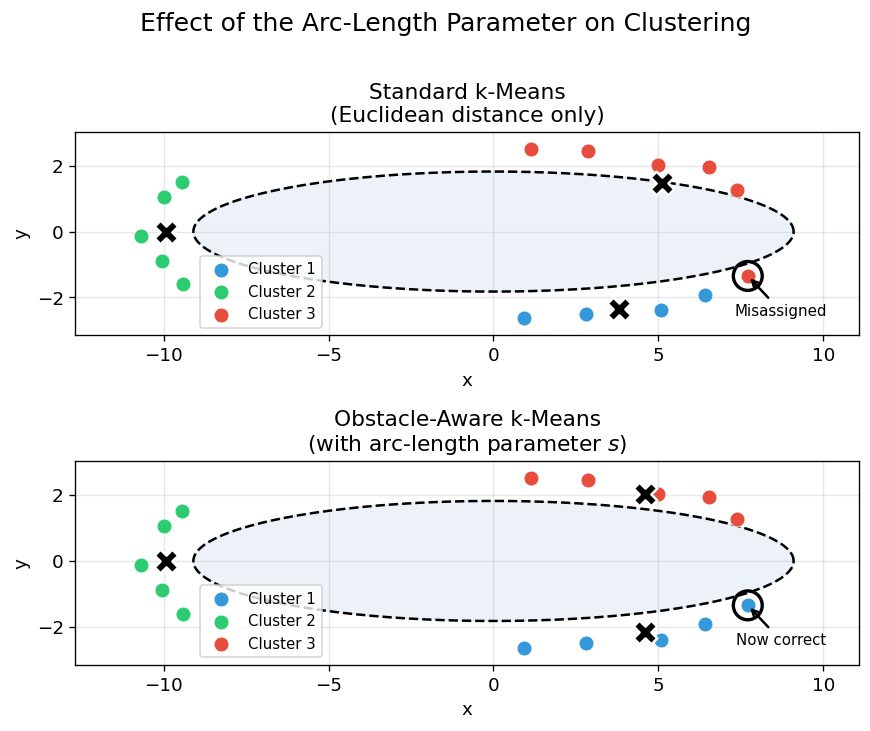
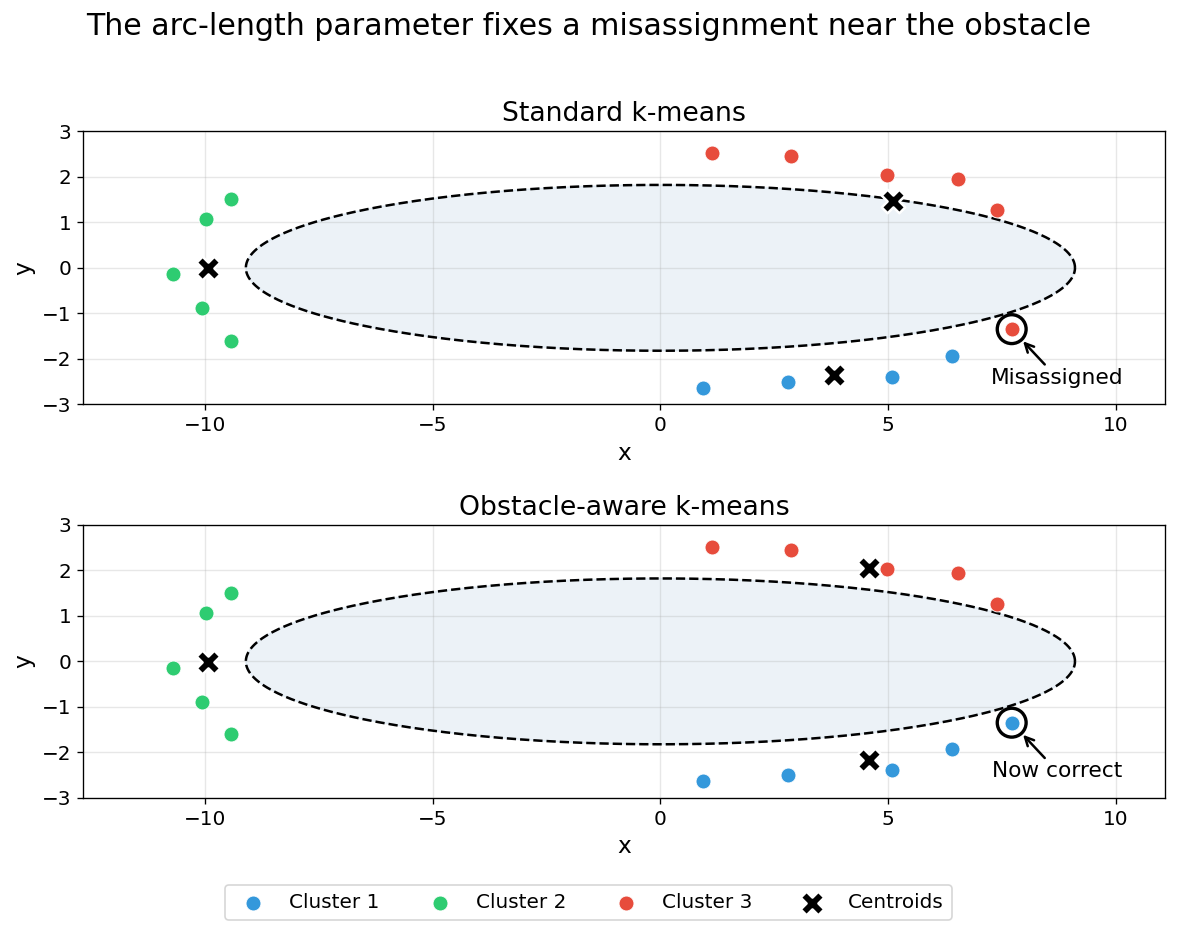
Unified diff of the notebook cell whose output changed from the first chart to the second:
--- before
+++ after
@@ -6,6 +6,5 @@
 obs_to_true = build_color_map(labels_obstacle, true_labels)
 
-fig, axes = plt.subplots(2, 1, figsize=(10, 6))
-fig.subplots_adjust(hspace=0.4)
+fig, axes = plt.subplots(2, 1, figsize=(10, 7.5))
 
 # --- Standard k-means ---
@@ -17,6 +16,9 @@
               s=80, edgecolors='white', linewidth=0.5,
               label=f'Cluster {alg_label+1}', zorder=3)
+
 ax.scatter(kmeans_standard.cluster_centers_[:, 0], kmeans_standard.cluster_centers_[:, 1],
-           c='black', marker='X', s=200, edgecolors='white', linewidth=1.5, zorder=4)
+           c='black', marker='X', s=200, edgecolors='white', linewidth=1.5,
+           zorder=4, label='Centroids')
+
 ax.plot(boundary_pts[:, 0], boundary_pts[:, 1], 'k--', linewidth=1.5)
 ax.fill(boundary_pts[:, 0], boundary_pts[:, 1], alpha=0.1, color='steelblue')
@@ -28,13 +30,14 @@
 ax.annotate('Misassigned', xy=(misassigned_pt[0], misassigned_pt[1]),
             xytext=(misassigned_pt[0]+1, misassigned_pt[1]-1.2),
-            fontsize=9, ha='center',
-            arrowprops=dict(arrowstyle='->', color='black', lw=1.5))
+            fontsize=13, ha='center',
+            arrowprops=dict(arrowstyle='->', color='black', lw=1.5, 
+                            shrinkA=0, shrinkB=10))
 
 ax.set_xlabel('x')
 ax.set_ylabel('y')
-ax.set_title('Standard k-means\n(Euclidean distance only)', fontsize=13)
-ax.legend(loc='lower left', bbox_to_anchor=(0.15, 0), fontsize=9)
+ax.set_title('Standard k-means')
 ax.set_aspect('equal')
-ax.grid(True, alpha=0.3)
+ax.set_ylim(-3, 3)
+ax.grid(True, which='major', alpha=0.3)
 ax.margins(0.1)
 
@@ -55,5 +58,5 @@
 ax.fill(boundary_pts[:, 0], boundary_pts[:, 1], alpha=0.1, color='steelblue')
 
-# Circle the previously misassigned point 
+# Circle the previously misassigned point
 corrected_pt = raw_data[9]
 ax.scatter(corrected_pt[0], corrected_pt[1], s=300, facecolors='none',
@@ -61,16 +64,25 @@
 ax.annotate('Now correct', xy=(corrected_pt[0], corrected_pt[1]),
             xytext=(corrected_pt[0]+1, corrected_pt[1]-1.2),
-            fontsize=9, ha='center',
-            arrowprops=dict(arrowstyle='->', color='black', lw=1.5))
+            fontsize=13, ha='center',
+            arrowprops=dict(arrowstyle='->', color='black', lw=1.5, 
+                            shrinkA=0, shrinkB=10))
 
 ax.set_xlabel('x')
 ax.set_ylabel('y')
-ax.set_title('Obstacle-Aware k-means\n(with arc-length parameter $s$)', fontsize=13)
-ax.legend(loc='lower left', bbox_to_anchor=(0.15, 0), fontsize=9)
+ax.set_title('Obstacle-aware k-means')
 ax.set_aspect('equal')
-ax.grid(True, alpha=0.3)
+ax.set_ylim(-3, 3)
+ax.grid(True, which='major', alpha=0.3)
 ax.margins(0.1)
 
-plt.suptitle('Effect of the Arc-Length Parameter on Clustering', fontsize=15, y=1.01)
-plt.tight_layout()
+
+plt.suptitle('The arc-length parameter fixes a misassignment near the obstacle',
+             fontsize=18, y=1.0)
+plt.tight_layout(rect=[0, 0.03, 1, 1])
+
+# Shared legend below both subplots, built from the top axes' handles
+handles, labels = axes[0].get_legend_handles_labels()
+fig.legend(handles, labels, loc='lower center', ncol=4,
+           bbox_to_anchor=(0.5, -0.02))
+
 plt.show()

Commit: Updated graphs to use as figures in report